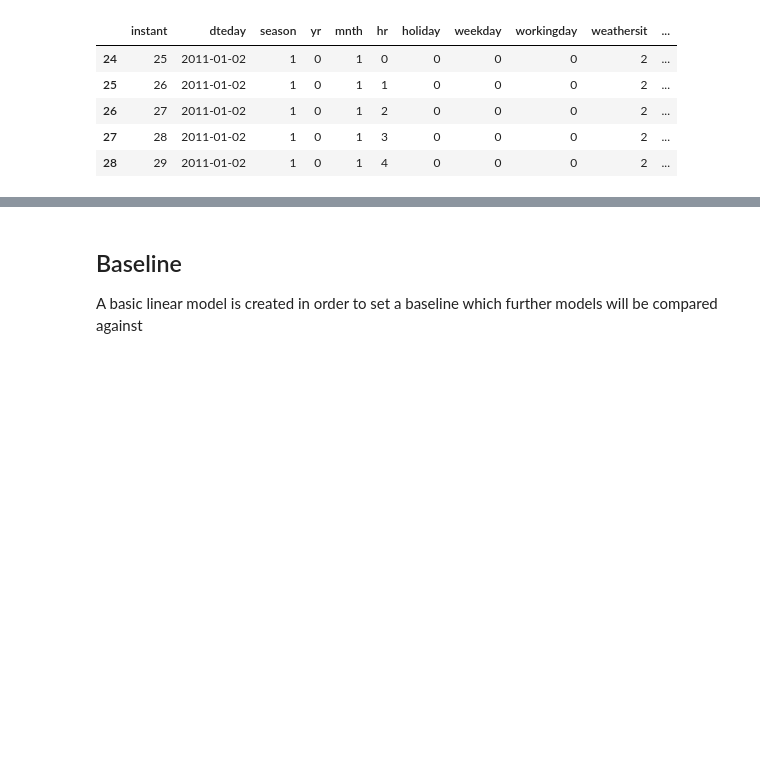
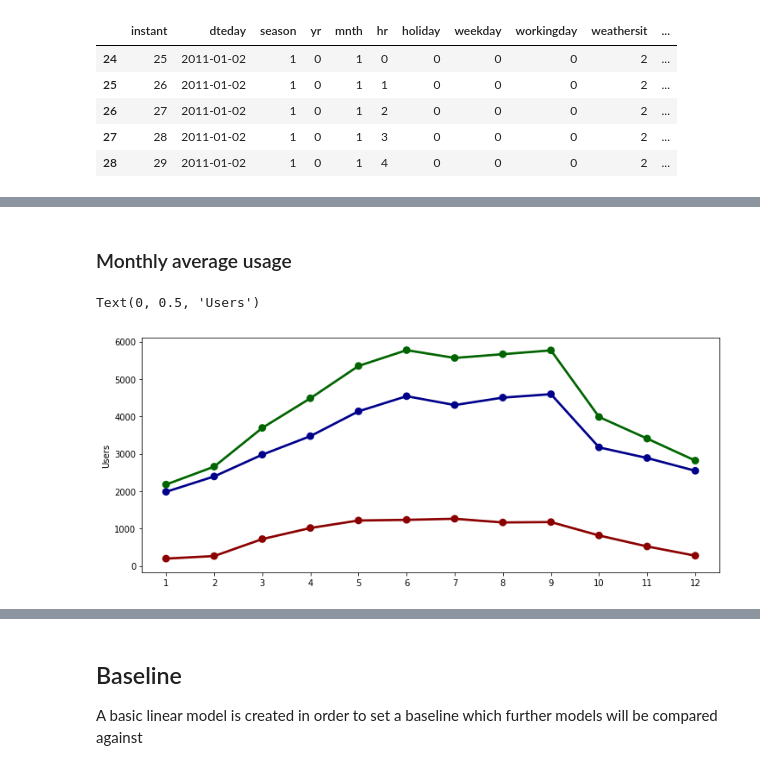
Before and after one commit to f-loguercio/bikesharing_pred_dask, a Jupyter notebook: bikesharing_pred_dask.ipynb, the cells around one changed output, grey strips where cells are left out. Drawn from its saved outputs; the diff is of its cells as text; code cells hidden in the pictures; blank space fills up the shorter version.

```diff
--- a/bikesharing_pred_dask.ipynb
+++ b/bikesharing_pred_dask.ipynb
@@ -222,0 +395,17 @@ data.head()
+# %% [markdown]
+### Monthly average usage
+# %%
+df_month = (
+    data_daily.groupby("mnth")[["cnt", "casual", "registered"]].mean().reset_index()
+)
+
+plt.figure(figsize=(12, 5))
+ax = sns.pointplot(data=df_month.compute(), x="mnth", y="cnt", color="darkgreen")
+ax = sns.pointplot(data=df_month.compute(), x="mnth", y="casual", color="darkred")
+ax = sns.pointplot(data=df_month.compute(), x="mnth", y="registered", color="darkblue")
+
+plt.xlabel("")
+plt.ylabel("Users")
+# %% [output]
+Text(0, 0.5, 'Users')
+[figure, added]
```
Also changed, not shown: parts of 35 cells of this notebook, 1 other file.
